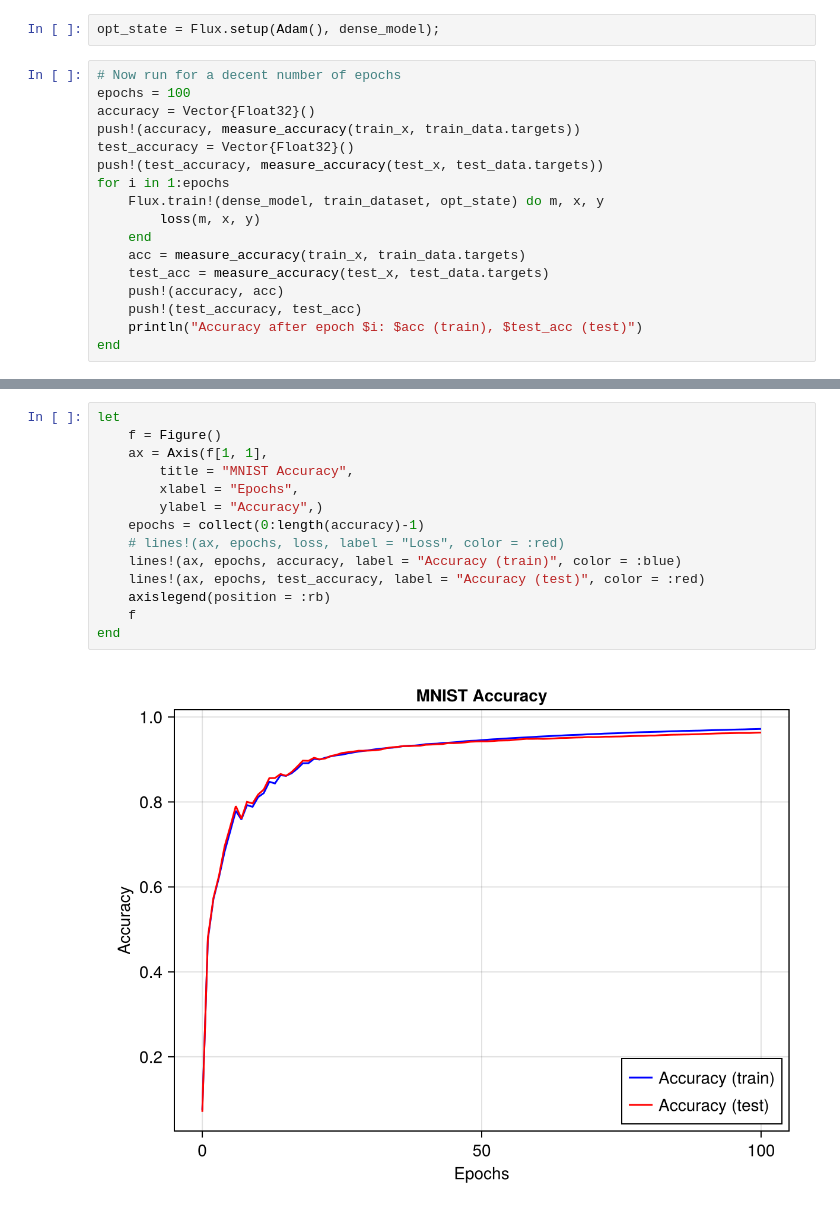
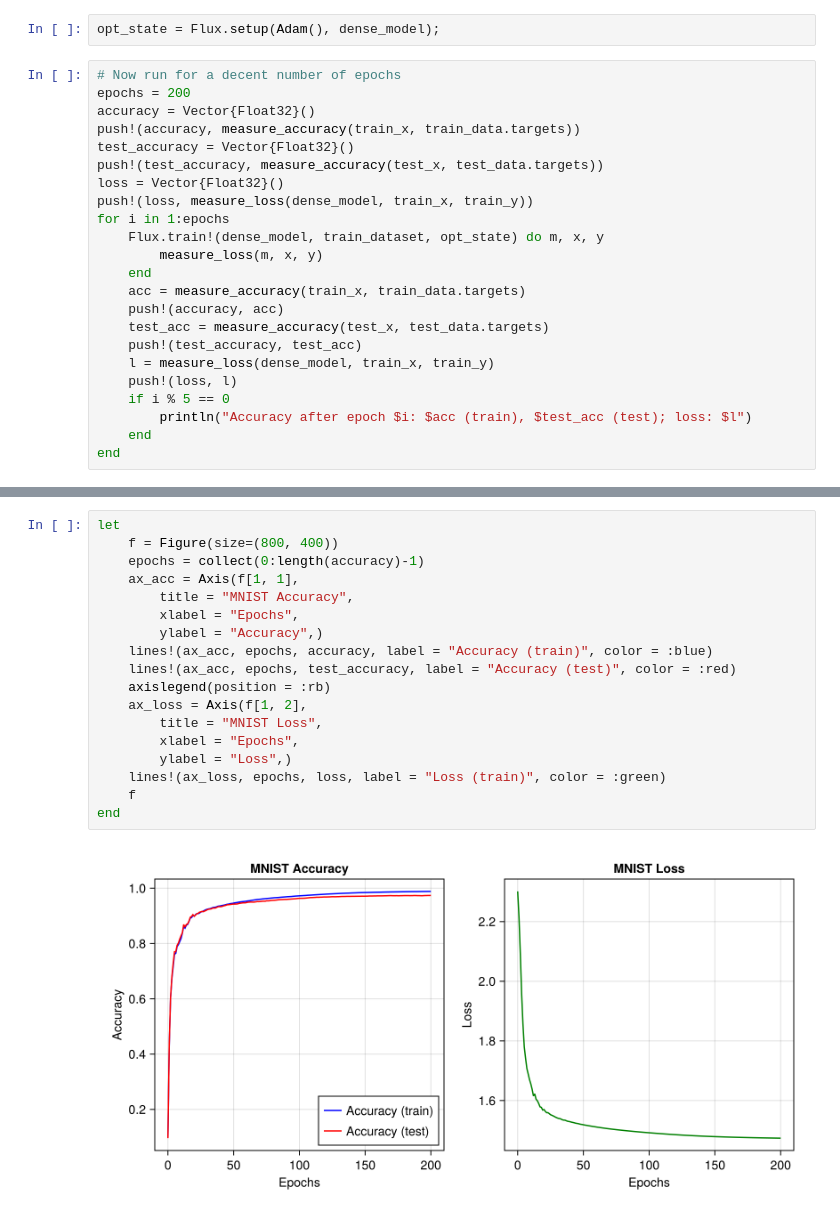
Before and after one commit to graeme-a-stewart/OxfordML-code, a Jupyter notebook: dl_digits/fully-connected.ipynb, the cells around one changed output, grey strips where cells are left out. Saved outputs shown, nothing was run; the diff lists cells and outputs as text.

Commit message:
Cleanup and plot loss

```diff
--- a/dl_digits/fully-connected.ipynb
+++ b/dl_digits/fully-connected.ipynb
@@ -154,19 +155,25 @@ measure_accuracy(x, y) = mean(Flux.onecold(dense_model(x), classes) .== y);
 opt_state = Flux.setup(Adam(), dense_model);
 # %%
 # Now run for a decent number of epochs
-epochs = 100
+epochs = 200
 accuracy = Vector{Float32}()
 push!(accuracy, measure_accuracy(train_x, train_data.targets))
 test_accuracy = Vector{Float32}()
 push!(test_accuracy, measure_accuracy(test_x, test_data.targets))
+loss = Vector{Float32}()
+push!(loss, measure_loss(dense_model, train_x, train_y))
 for i in 1:epochs
     Flux.train!(dense_model, train_dataset, opt_state) do m, x, y
-        loss(m, x, y)
+        measure_loss(m, x, y)
     end
     acc = measure_accuracy(train_x, train_data.targets)
+    push!(accuracy, acc)
     test_acc = measure_accuracy(test_x, test_data.targets)
-    push!(accuracy, acc)
     push!(test_accuracy, test_acc)
-    println("Accuracy after epoch $i: $acc (train), $test_acc (test)")
+    l = measure_loss(dense_model, train_x, train_y)
+    push!(loss, l)
+    if i % 5 == 0
+        println("Accuracy after epoch $i: $acc (train), $test_acc (test); loss: $l")
+    end
 end
 # %% [output]
@@ -190,16 +197,20 @@ Accuracy after epoch 100: 0.9720333333333333 (train), 0.9634 (test)
 # %%
 let
-    f = Figure()
-    ax = Axis(f[1, 1],
+    f = Figure(size=(800, 400))
+    epochs = collect(0:length(accuracy)-1)
+    ax_acc = Axis(f[1, 1],
         title = "MNIST Accuracy",
         xlabel = "Epochs",
         ylabel = "Accuracy",)
-    epochs = collect(0:length(accuracy)-1)
-    # lines!(ax, epochs, loss, label = "Loss", color = :red)
-    lines!(ax, epochs, accuracy, label = "Accuracy (train)", color = :blue)
-    lines!(ax, epochs, test_accuracy, label = "Accuracy (test)", color = :red)
+    lines!(ax_acc, epochs, accuracy, label = "Accuracy (train)", color = :blue)
+    lines!(ax_acc, epochs, test_accuracy, label = "Accuracy (test)", color = :red)
     axislegend(position = :rb)
+    ax_loss = Axis(f[1, 2],
+        title = "MNIST Loss",
+        xlabel = "Epochs",
+        ylabel = "Loss",)
+    lines!(ax_loss, epochs, loss, label = "Loss (train)", color = :green)
     f
 end
 # %% [output]
-[figure, old version]
+[figure, new version]
```
Also changed, not shown: parts of 5 cells of this notebook.
